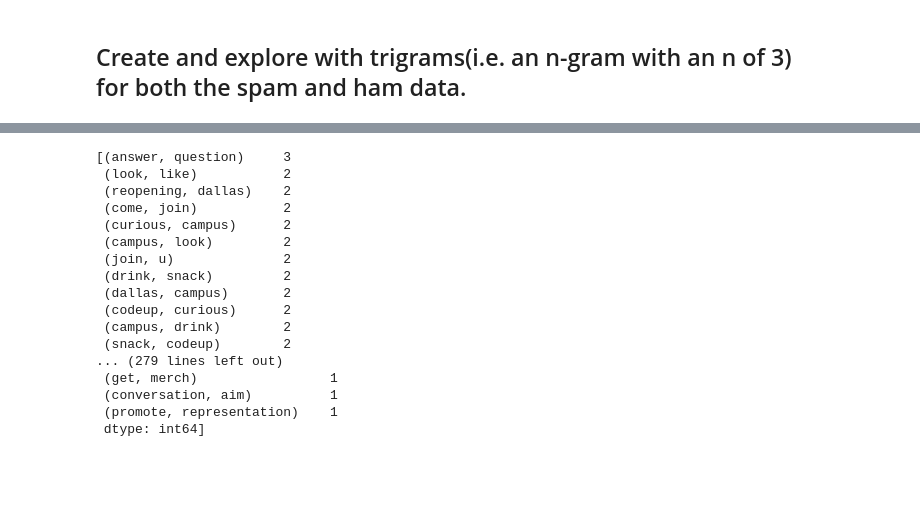
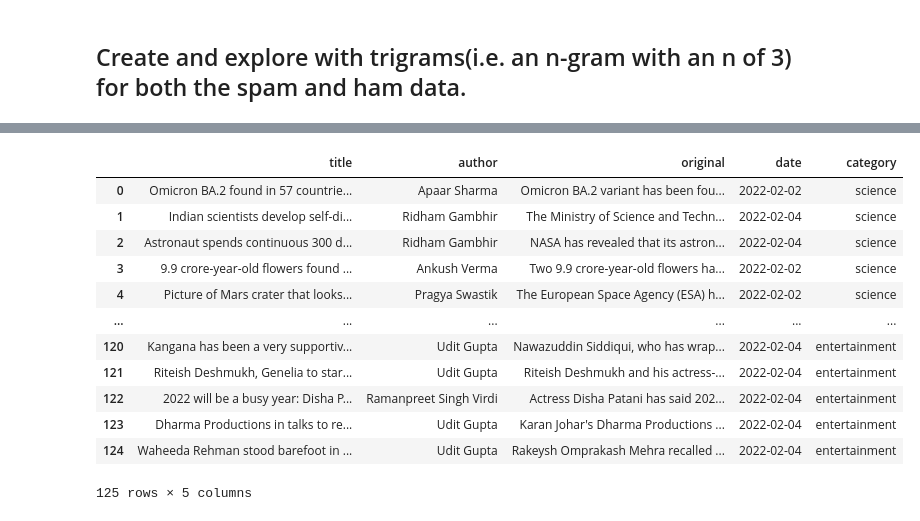
Before and after one commit to brentschriver/natural-language-processing-exercises, a Jupyter notebook: explore.ipynb, the cells around one changed output, grey strips where cells are left out. Cells and saved outputs as stored; diff of their text form; code cells hidden in the pictures; blank space fills up the shorter version.

```diff
--- a/explore.ipynb
+++ b/explore.ipynb
@@ -502,20 +263,18 @@ for blog in blog_words:
-# %%
-top_20_bigrams
-# %% [output]
-[(answer, question)     3
- (look, like)           2
- (reopening, dallas)    2
- (come, join)           2
- (curious, campus)      2
- (campus, look)         2
- (join, u)              2
- (drink, snack)         2
- (dallas, campus)       2
- (codeup, curious)      2
- (campus, drink)        2
- (snack, codeup)        2
-... (279 lines left out)
- (get, merch)                 1
- (conversation, aim)          1
- (promote, representation)    1
- dtype: int64]
+# %%
+news_df = get_inshorts_articles()
+# %%
+news_df
+# %% [output]
+|  | title | author | original | date | category |
+| 0 | Omicron BA.2 found in 57 countrie... | Apaar Sharma | Omicron BA.2 variant has been fou... | 2022-02-02 | science |
+| 1 | Indian scientists develop self-di... | Ridham Gambhir | The Ministry of Science and Techn... | 2022-02-04 | science |
+| 2 | Astronaut spends continuous 300 d... | Ridham Gambhir | NASA has revealed that its astron... | 2022-02-04 | science |
+| 3 | 9.9 crore-year-old flowers found ... | Ankush Verma | Two 9.9 crore-year-old flowers ha... | 2022-02-02 | science |
+| 4 | Picture of Mars crater that looks... | Pragya Swastik | The European Space Agency (ESA) h... | 2022-02-02 | science |
+| ... | ... | ... | ... | ... | ... |
+| 120 | Kangana has been a very supportiv... | Udit Gupta | Nawazuddin Siddiqui, who has wrap... | 2022-02-04 | entertainment |
+| 121 | Riteish Deshmukh, Genelia to star... | Udit Gupta | Riteish Deshmukh and his actress-... | 2022-02-04 | entertainment |
+| 122 | 2022 will be a busy year: Disha P... | Ramanpreet Singh Virdi | Actress Disha Patani has said 202... | 2022-02-04 | entertainment |
+| 123 | Dharma Productions in talks to re... | Udit Gupta | Karan Johar's Dharma Productions ... | 2022-02-04 | entertainment |
+| 124 | Waheeda Rehman stood barefoot in ... | Udit Gupta | Rakeysh Omprakash Mehra recalled ... | 2022-02-04 | entertainment |
+125 rows × 5 columns
```
Also changed, not shown: parts of 30 cells of this notebook, 2 other files.
